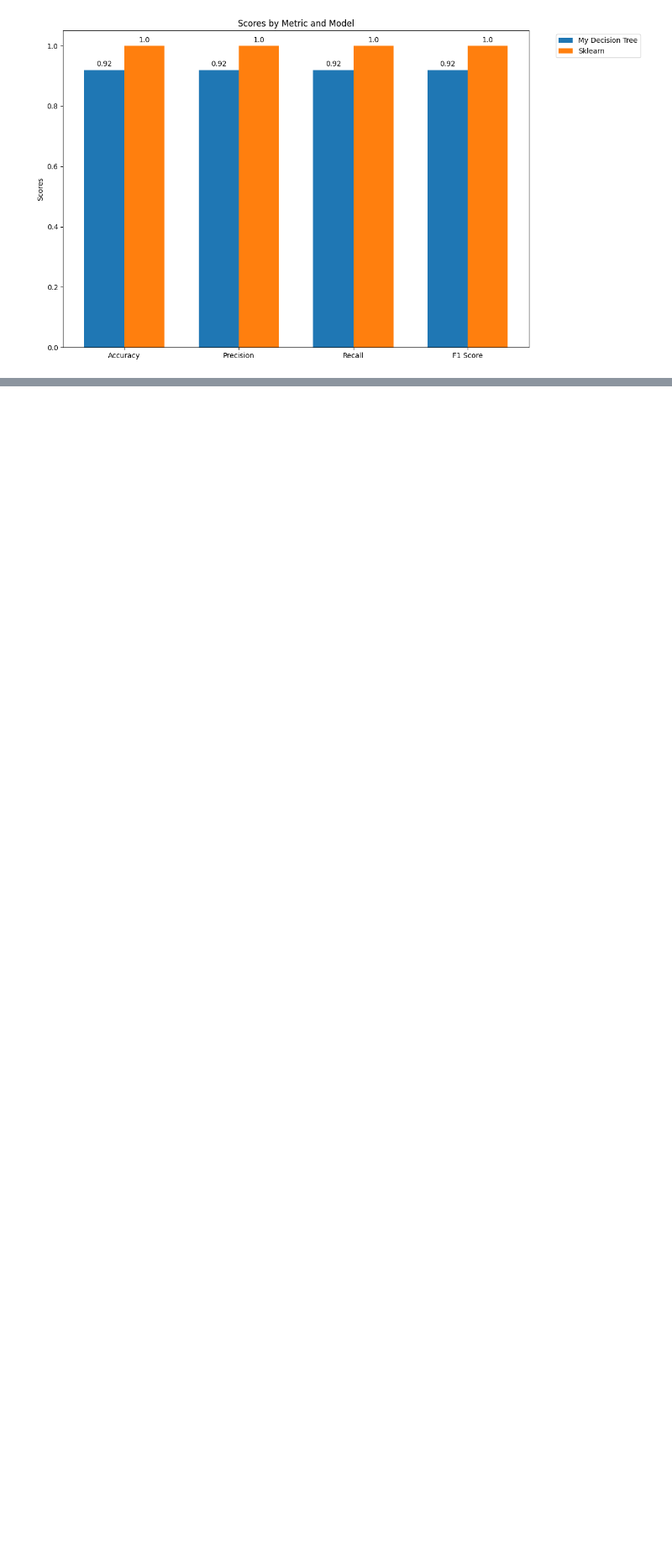
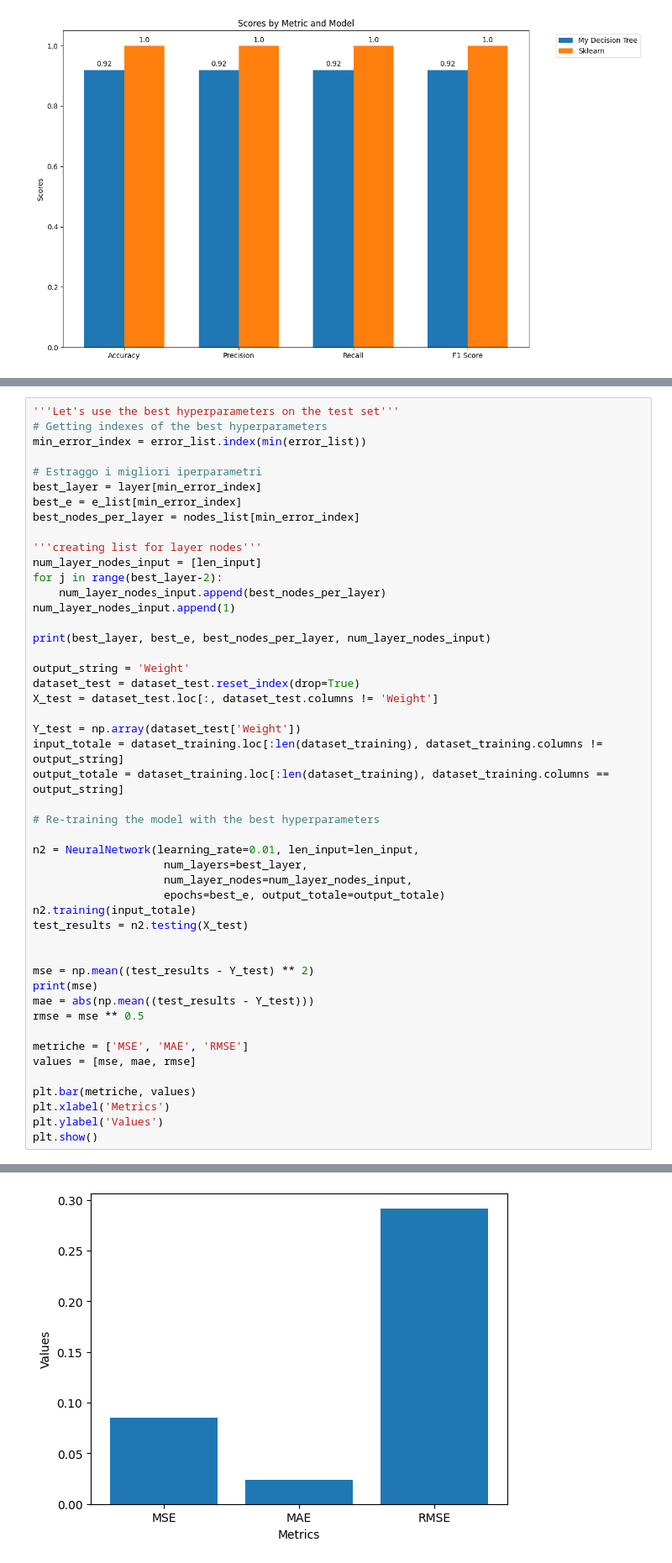
Before and after one commit to ErFonchio/Coding, a Jupyter notebook: consegna_definitiva.ipynb, the cells around one changed output, grey strips where cells are left out. Shown at 84% size. Cells and saved outputs as stored; diff of their text form; blank space fills up the shorter version.

```diff
--- a/consegna_definitiva.ipynb
+++ b/consegna_definitiva.ipynb
@@ -1310,0 +1258,49 @@ plt.show()
+# %%
+'''Let's use the best hyperparameters on the test set'''
+# Getting indexes of the best hyperparameters
+min_error_index = error_list.index(min(error_list))
+
+# Estraggo i migliori iperparametri
+best_layer = layer[min_error_index]
+best_e = e_list[min_error_index]
+best_nodes_per_layer = nodes_list[min_error_index]
+
+'''creating list for layer nodes'''
+num_layer_nodes_input = [len_input]
+for j in range(best_layer-2):
+    num_layer_nodes_input.append(best_nodes_per_layer)
+num_layer_nodes_input.append(1)
+
+print(best_layer, best_e, best_nodes_per_layer, num_layer_nodes_input)
+
+output_string = 'Weight'
+dataset_test = dataset_test.reset_index(drop=True)
+X_test = dataset_test.loc[:, dataset_test.columns != 'Weight']
+
+Y_test = np.array(dataset_test['Weight'])
+input_totale = dataset_training.loc[:len(dataset_training), dataset_training.columns != output_string]
+output_totale = dataset_training.loc[:len(dataset_training), dataset_training.columns == output_string]
+
+# Re-training the model with the best hyperparameters
+
+n2 = NeuralNetwork(learning_rate=0.01, len_input=len_input,
+                    num_layers=best_layer,
+                    num_layer_nodes=num_layer_nodes_input,
+                    epochs=best_e, output_totale=output_totale)
+n2.training(input_totale)
+test_results = n2.testing(X_test)
+
+
+mse = np.mean((test_results - Y_test) ** 2)
+print(mse)
+mae = abs(np.mean((test_results - Y_test)))
+rmse = mse ** 0.5
+
+metriche = ['MSE', 'MAE', 'RMSE']
+values = [mse, mae, rmse]
+
+plt.bar(metriche, values)
+plt.xlabel('Metrics')
+plt.ylabel('Values')
+plt.show()
+# %% [output]
@@ -1310,0 +1309 @@ plt.show()
+[figure, added]
```
Also changed, not shown: parts of 20 cells of this notebook.
